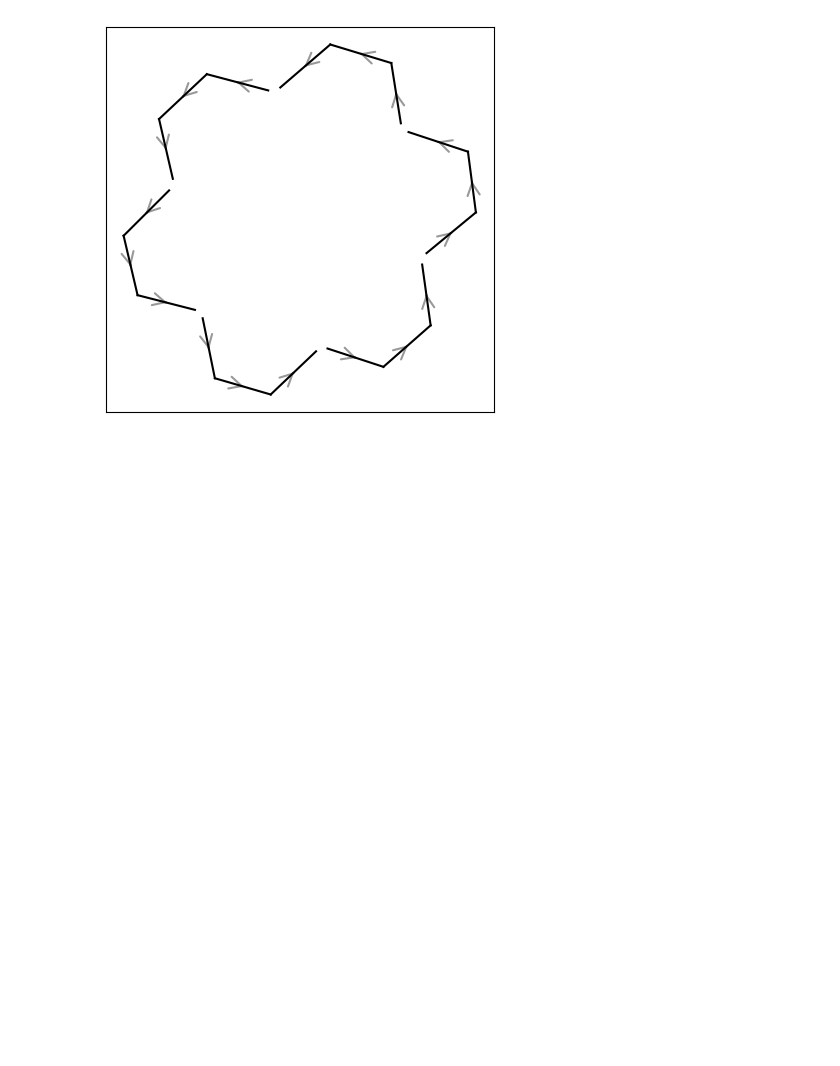
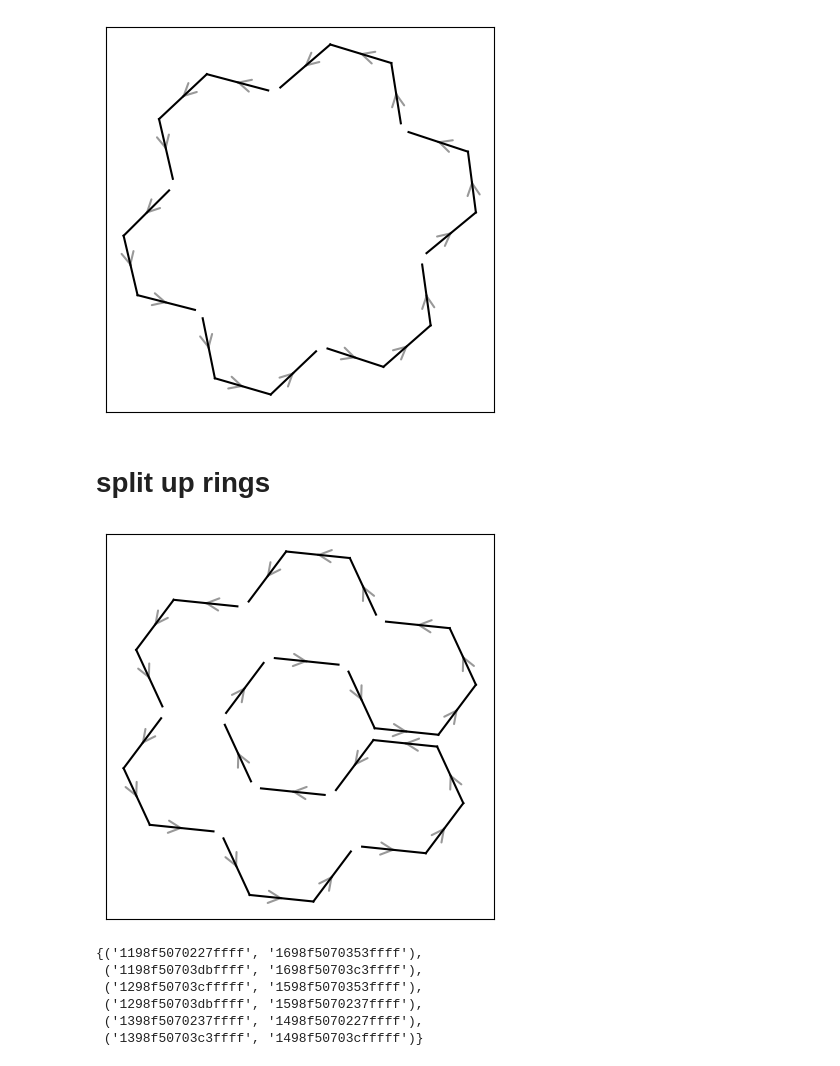
Before and after one commit to ajfriend/ajfriend.github.io, a Jupyter notebook: content/blog/cells_to_poly/code/notebooks/play.ipynb, the cells around one changed output. Cells and saved outputs as stored; diff of their text form; code cells hidden in the pictures; blank space fills up the shorter version.

```diff
--- a/content/blog/cells_to_poly/code/notebooks/play.ipynb
+++ b/content/blog/cells_to_poly/code/notebooks/play.ipynb
@@ -91,3 +114,32 @@ fig = u.plot_edges(edges)
 fig.savefig('bah.png')
 # %% [output]
 [figure]
+# %% [markdown]
+# split up rings
+# %%
+h = '898f50703cbffff'
+cells = h3.grid_ring(h, 1)
+
+edges = u.cells_to_edges(cells)
+
+edges1 = edges - u.twinning(
+    '1198f5070227ffff',
+    '1198f50703dbffff',
+    '1298f50703cfffff',
+    '1298f50703dbffff',
+    '1398f5070237ffff',
+    # '1398f50703c3ffff',
+)
+
+fig = u.plot_edges(edges1)
+# %% [output]
+[figure, added]
+# %%
+u.get_pair_tuples(edges)
+# %% [output]
+{('1198f5070227ffff', '1698f5070353ffff'),
+ ('1198f50703dbffff', '1698f50703c3ffff'),
+ ('1298f50703cfffff', '1598f5070353ffff'),
+ ('1298f50703dbffff', '1598f5070237ffff'),
+ ('1398f5070237ffff', '1498f5070227ffff'),
+ ('1398f50703c3ffff', '1498f50703cfffff')}
```
Also changed, not shown: parts of 3 cells of this notebook, 22 other files.
